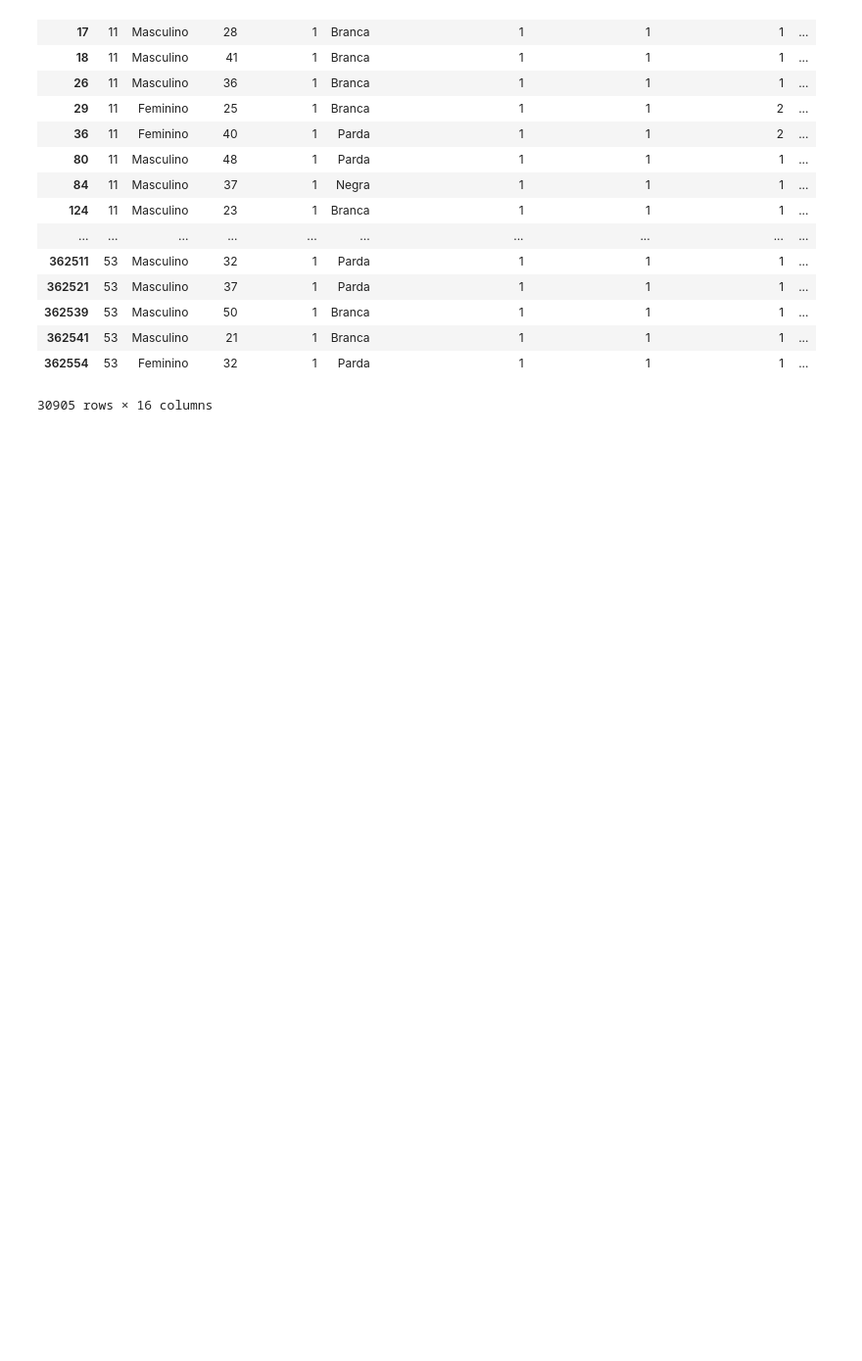
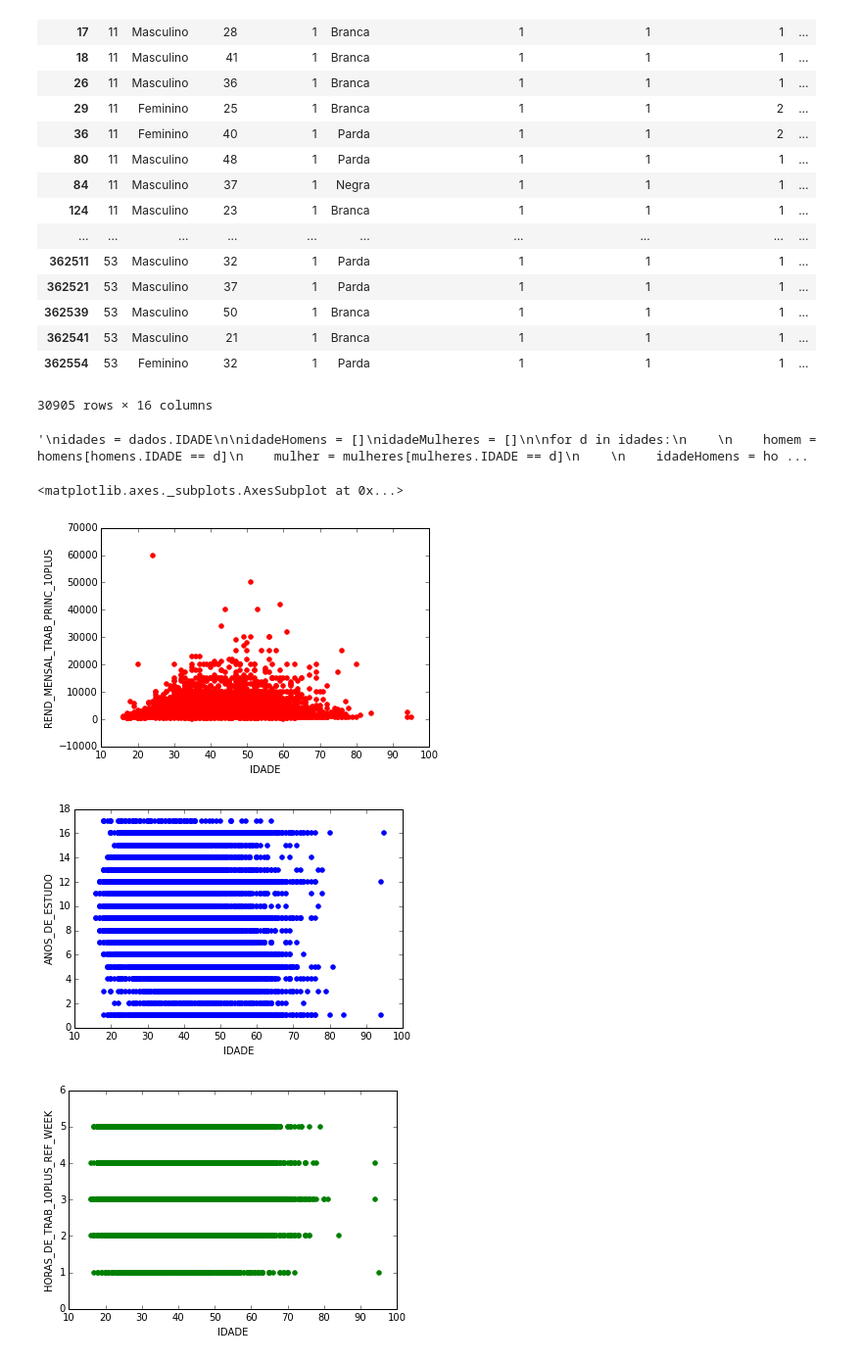
Before and after one commit to febuniac/Proj1_Ci-ncia_dos_Dados, a Jupyter notebook: Análise.ipynb, the cells around one changed output. Shown: that part at 98% size. Saved outputs shown, nothing was run; the diff lists cells and outputs as text; code cells hidden in the pictures; blank space fills up the shorter version.

```diff
--- a/Análise.ipynb
+++ b/Análise.ipynb
@@ -167,3 +167,48 @@ dados
 | 362541 | 53 | Masculino | 21 | 1 | Branca | 1 | 1 | 1 | ... |
 | 362554 | 53 | Feminino | 32 | 1 | Parda | 1 | 1 | 1 | ... |
 30905 rows × 16 columns
+# %%
+# obtendo a idade de cada um dos genêros de cada uma das regiões
+
+# INDEX: [0,58]
+'''
+idades = dados.IDADE
+
+idadeHomens = []
+idadeMulheres = []
+
+for d in idades:
+
+    homem = homens[homens.IDADE == d]
+    mulher = mulheres[mulheres.IDADE == d]
+
+    idadeHomens = homem.IDADE.mean()
+    idadeMulheres = mulher.IDADE.mean()
+
+    rendMedioHomensReg.append(idadeHomens)
+    rendMedioMulheresReg.append(idadeMulheres)
+
+    # obtendo o rend médio de cada um dos genêros por idade
+
+# INDEX:
+
+homensXMulheres = []
+
+for i in range(len(idadeHomens)):
+
+    homemXMulher = [idadeHomens[i],idadeMulheres[i]]
+
+    homensXMulheres.append(homemXMulher)
+    '''
+# %% [output]
+'\nidades = dados.IDADE\n\nidadeHomens = []\nidadeMulheres = []\n\nfor d in idades:\n    \n    homem = homens[homens.IDADE == d]\n    mulher = mulheres[mulheres.IDADE == d]\n    \n    idadeHomens = ho ...
+# %%
+
+pd.DataFrame.plot(kind='scatter', data=dados, x='IDADE', y='REND_MENSAL_TRAB_PRINC_10PLUS', color='red')
+pd.DataFrame.plot(kind='scatter', data=dados, x='IDADE', y='ANOS_DE_ESTUDO', color='blue')
+pd.DataFrame.plot(kind='scatter', data=dados, x='IDADE', y='HORAS_DE_TRAB_10PLUS_REF_WEEK', color='green')
+# %% [output]
+<matplotlib.axes._subplots.AxesSubplot at 0x...>
+[figure, added]
+[figure, added]
+[figure, added]
```
Also changed, not shown: parts of 1 cell of this notebook.
